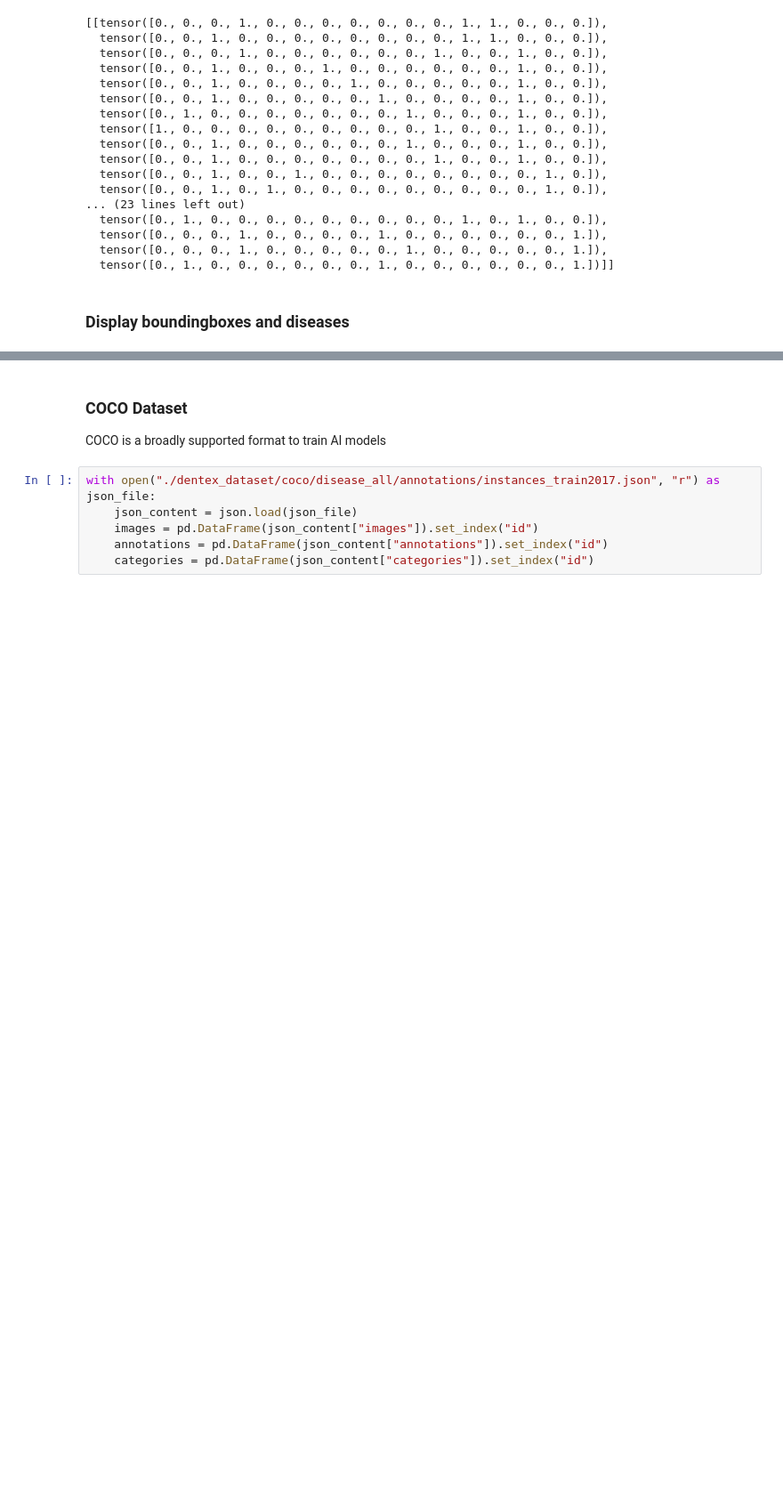
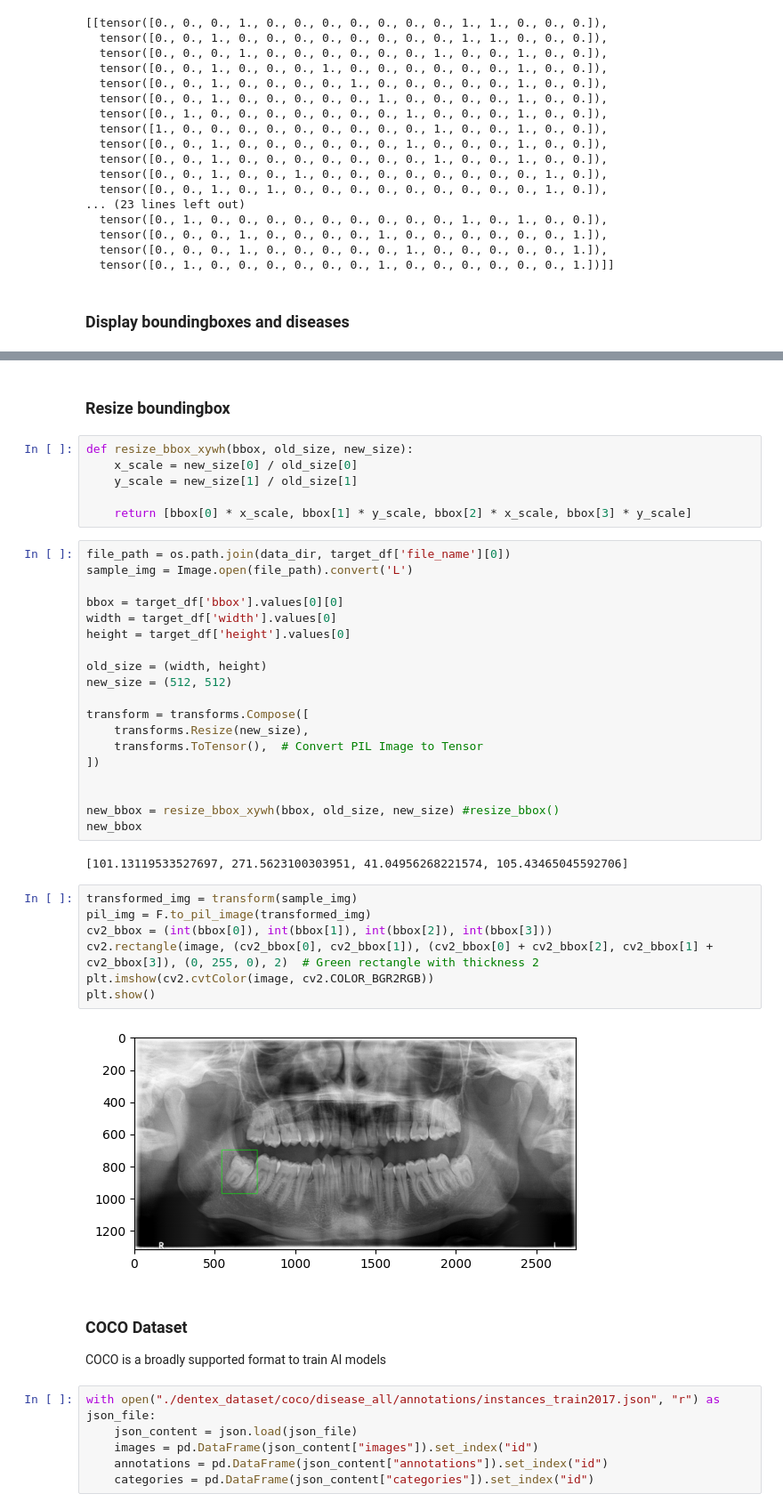
Before and after one commit to HSLU-Projects/MALDASC, a Jupyter notebook: 1_Data_Analysis_Preprocessing.ipynb, the cells around one changed output, grey strips where cells are left out. Shown at 89% size. Saved outputs shown, nothing was run; the diff lists cells and outputs as text; blank space fills up the shorter version.

```diff
--- a/1_Data_Analysis_Preprocessing.ipynb
+++ b/1_Data_Analysis_Preprocessing.ipynb
@@ -502,3 +511,41 @@ tensor_to_pil(annotated_tensor)
+# %% [markdown]
+### Resize boundingbox
+# %%
+def resize_bbox_xywh(bbox, old_size, new_size):
+    x_scale = new_size[0] / old_size[0]
+    y_scale = new_size[1] / old_size[1]
+
+    return [bbox[0] * x_scale, bbox[1] * y_scale, bbox[2] * x_scale, bbox[3] * y_scale]
+# %%
+file_path = os.path.join(data_dir, target_df['file_name'][0])
+sample_img = Image.open(file_path).convert('L')
+
+bbox = target_df['bbox'].values[0][0]
+width = target_df['width'].values[0]
+height = target_df['height'].values[0]
+
+old_size = (width, height)
+new_size = (512, 512)
+
+transform = transforms.Compose([
+    transforms.Resize(new_size),
+    transforms.ToTensor(),  # Convert PIL Image to Tensor
+])
+
+
+new_bbox = resize_bbox_xywh(bbox, old_size, new_size) #resize_bbox()
+new_bbox
+# %% [output]
+[101.13119533527697, 271.5623100303951, 41.04956268221574, 105.43465045592706]
+# %%
+transformed_img = transform(sample_img)
+pil_img = F.to_pil_image(transformed_img)
+cv2_bbox = (int(bbox[0]), int(bbox[1]), int(bbox[2]), int(bbox[3]))
+cv2.rectangle(image, (cv2_bbox[0], cv2_bbox[1]), (cv2_bbox[0] + cv2_bbox[2], cv2_bbox[1] + cv2_bbox[3]), (0, 255, 0), 2)  # Green rectangle with thickness 2
+plt.imshow(cv2.cvtColor(image, cv2.COLOR_BGR2RGB))
+plt.show()
+# %% [output]
+[figure, added]
 # %% [markdown]
 ### COCO Dataset
 COCO is a broadly supported format to train AI models
```
Also changed, not shown: parts of 4 cells of this notebook, 1 other file.
